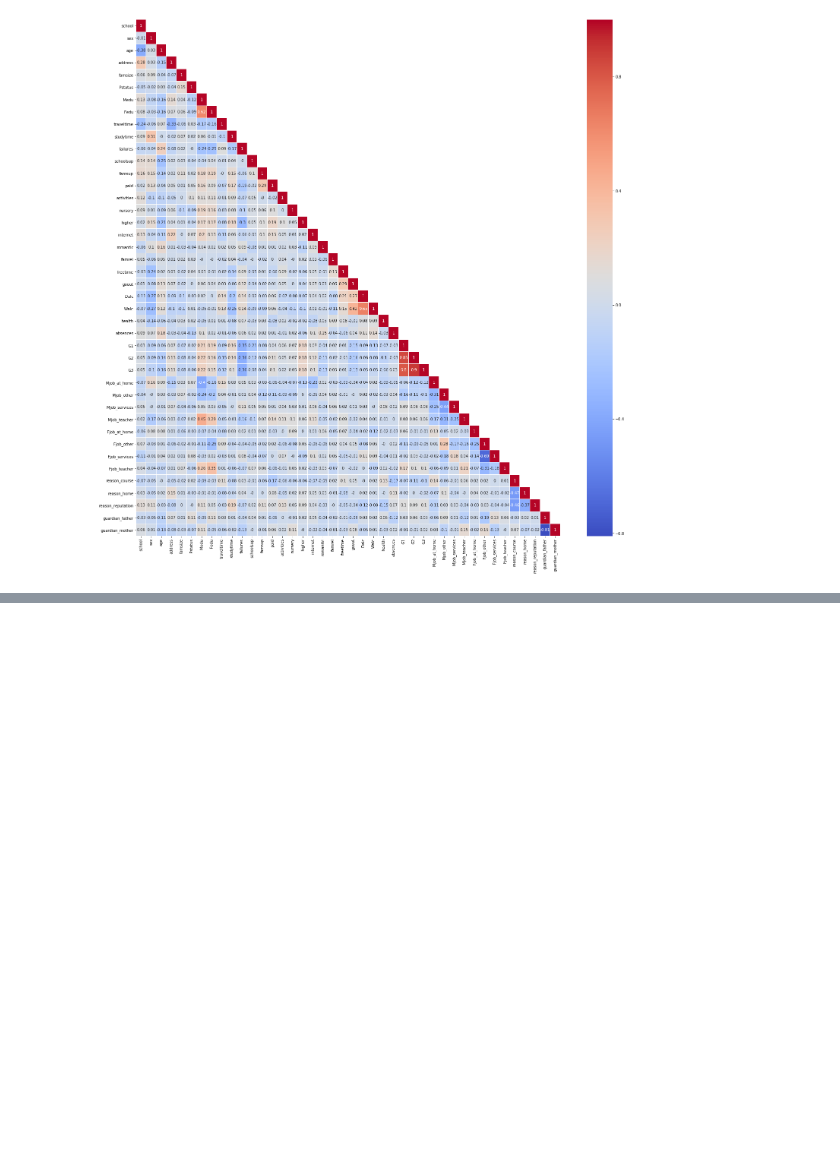
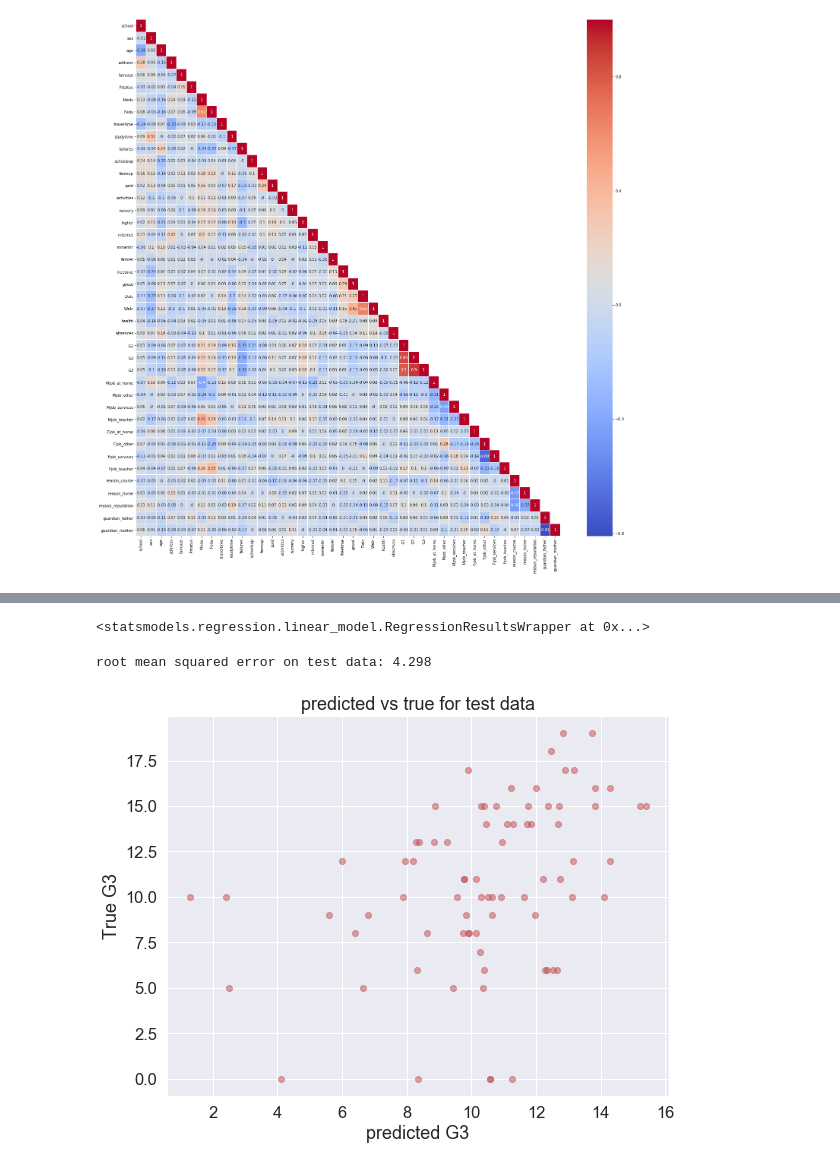
Before and after one commit to albertorekena/education-improvement, a Jupyter notebook: Pruebas.ipynb, the cells around one changed output, grey strips where cells are left out. Drawn from its saved outputs; the diff is of its cells as text; code cells hidden in the pictures; blank space fills up the shorter version.

```diff
--- a/Pruebas.ipynb
+++ b/Pruebas.ipynb
@@ -385,0 +404,2 @@ ax.set_ylim([42,0]);
+# %%
+df_mat_one_hot = df_mat_one_hot.drop(columns = ["G1", "G2"])
@@ -385,0 +418,15 @@ ax.set_ylim([42,0]);
+# %%
+# Define our dependent variable
+y_column = 'G3'
+y = df_mat_one_hot[y_column]
+# Define  our independent variables
+x_columns = df_mat_one_hot.drop(columns = ["G3"]).columns
+X = df_mat_one_hot[x_columns]
+# Add an intercept term to the independent variables. This is needed in order to include the constant term from
+# linear regression equation.
+#X['cnst'] = 0
+# Split our data into training and test data sets
+X_train, X_test, y_train, y_test = train_test_split(X, y, test_size=0.2, random_state=42)
+
+model1 = sm.OLS(endog = y_train,exog = X_train).fit()
+print(model1.summary())
@@ -385,0 +451,19 @@ ax.set_ylim([42,0]);
+# %%
+model1.get_prediction(exog = X_test).summary()
+# %% [output]
+<statsmodels.regression.linear_model.RegressionResultsWrapper at 0x...>
+# %%
+# Get predictions for the test data
+y_pred_test = model1.predict(X_test)
+print(f'root mean squared error on test data: {np.sqrt(mean_squared_error(y_test,y_pred_test)):.4}')
+# %% [output]
+root mean squared error on test data: 4.298
+# %%
+plt.figure(figsize=(9,7))
+plt.scatter(y_pred_test, y_test, alpha=0.5, c='r')
+plt.title('predicted vs true for test data')
+plt.xlabel('predicted G3')
+plt.ylabel('True G3')
+plt.show();
+# %% [output]
+[figure, added]
```
Also changed, not shown: parts of 10 cells of this notebook.
